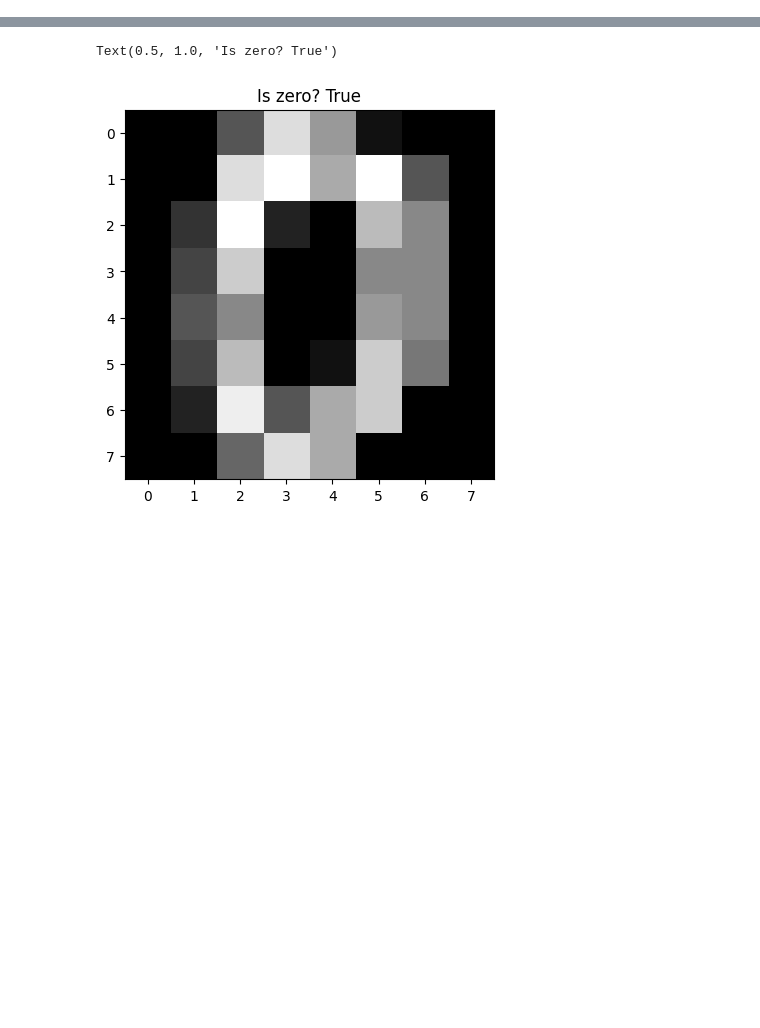
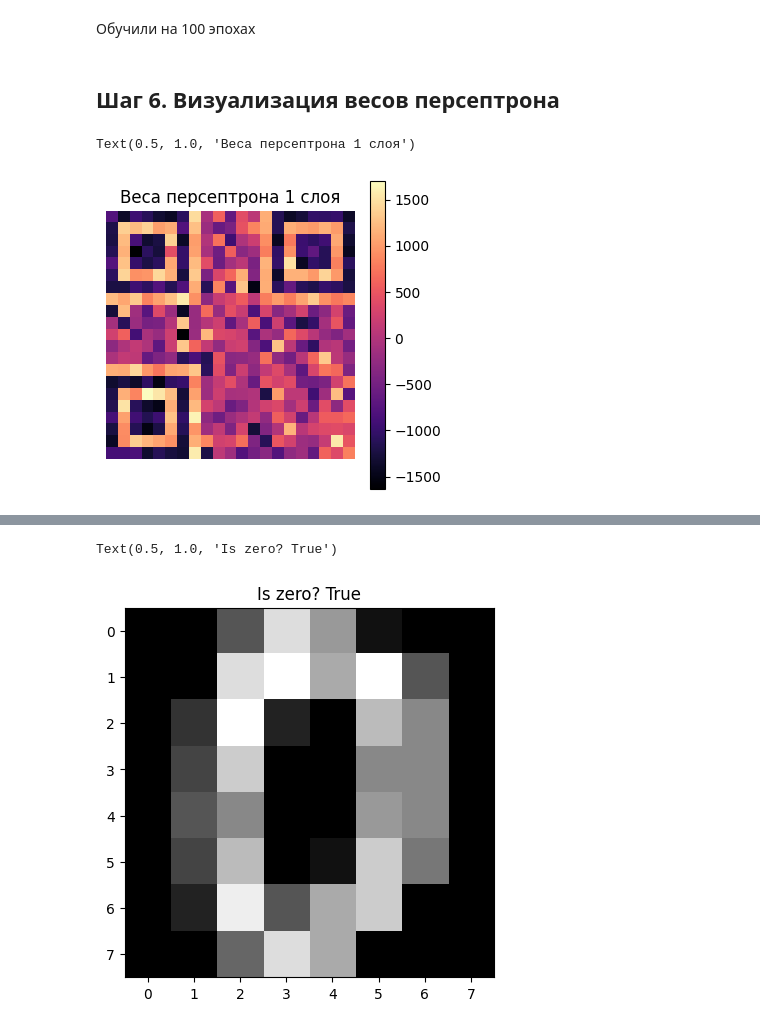
Before and after one commit to J0hnLenin/DL, a Jupyter notebook: DL2.ipynb, the cells around one changed output, grey strips where cells are left out. Saved outputs shown, nothing was run; the diff lists cells and outputs as text; code cells hidden in the pictures; blank space fills up the shorter version.

```diff
--- a/DL2.ipynb
+++ b/DL2.ipynb
@@ -395,0 +249,17 @@ recall test: 0.8611111111111112
+# %%
+pcp = Perceptron([1], [np.sign], n_epochs=100)
+errors = pcp.train(X_train,
+                   y_train,
+                   logging=False,
+                   activation=np.sign,)
+# %% [markdown]
+Обучили на 100 эпохах
+# %% [markdown]
+## Шаг 6. Визуализация весов персептрона
+# %%
+w = pcp.layers[0].w[:441, :]
+show_code(w, vmax=np.max(w), vmin=np.min(w), colorbar=True)
+plt.title("Веса персептрона 1 слоя")
+# %% [output]
+Text(0.5, 1.0, 'Веса персептрона 1 слоя')
+[figure, added]
```
Also changed, not shown: parts of 81 cells of this notebook, 2 other files.
